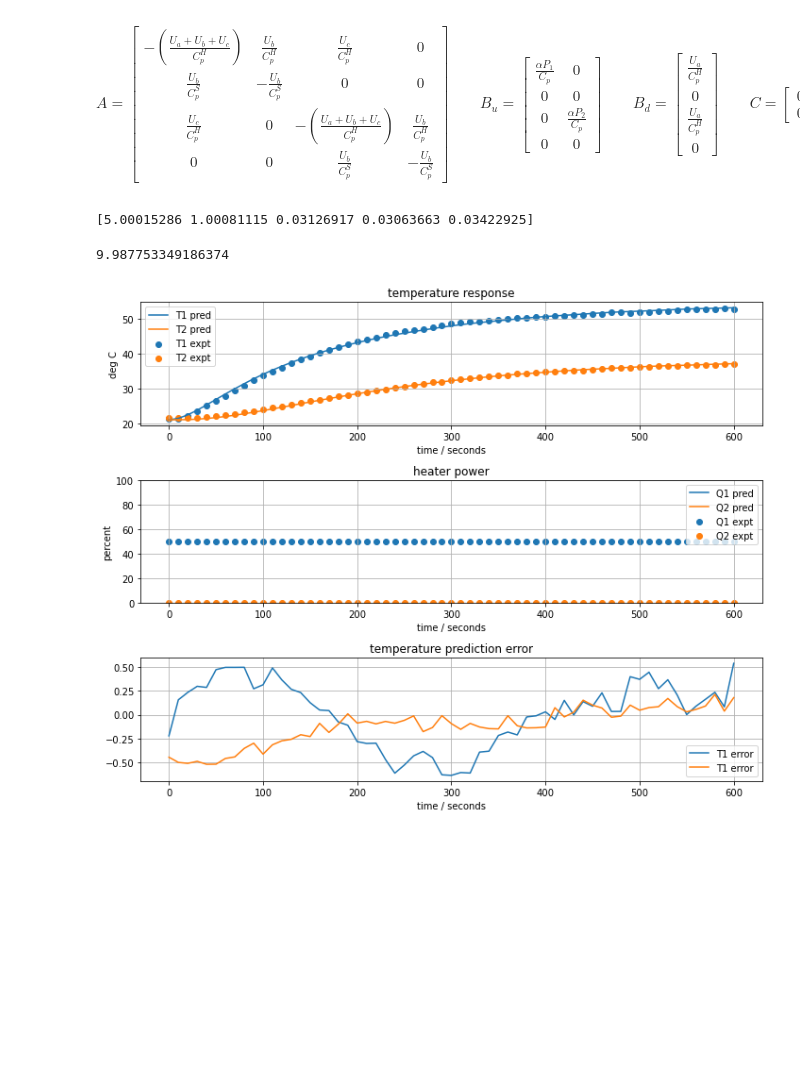
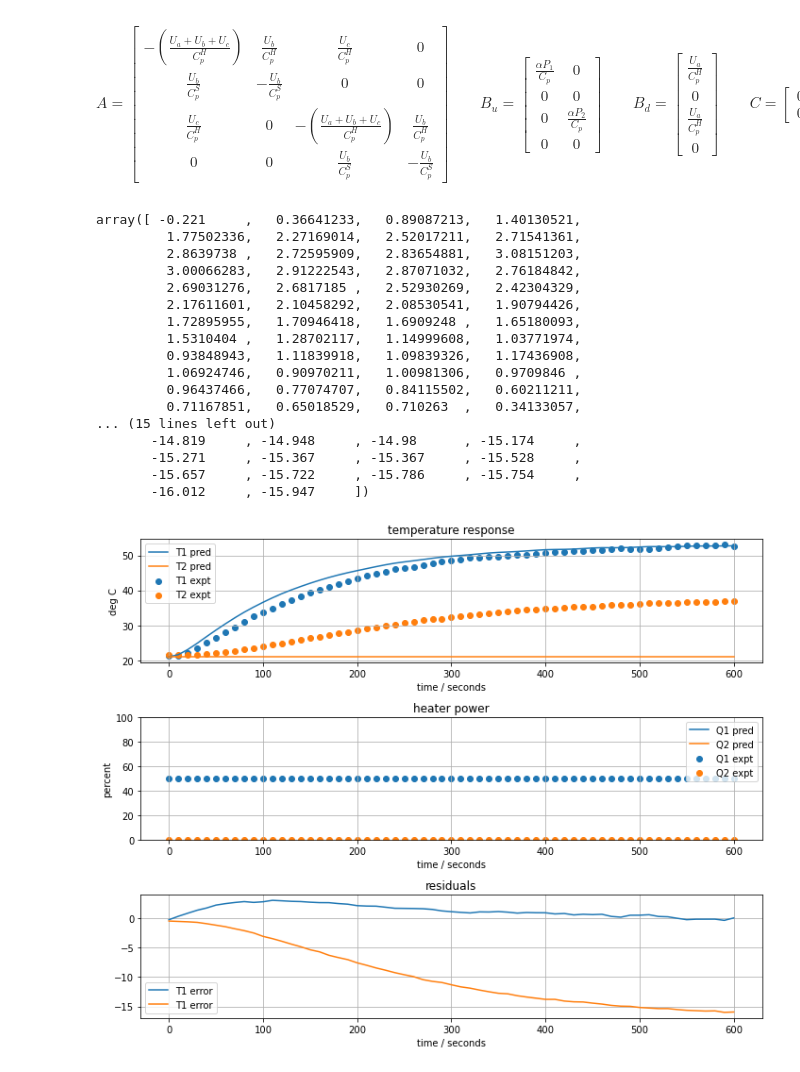
Before and after one commit to jckantor/cbe30338-2021, a Jupyter notebook: docs/02.04-Model-Identification.ipynb, the cells around one changed output. Drawn from its saved outputs; the diff is of its cells as text; code cells hidden in the pictures; blank space fills up the shorter version.

```diff
--- a/docs/02.04-Model-Identification.ipynb
+++ b/docs/02.04-Model-Identification.ipynb
@@ -450,10 +445,8 @@ CpS = 1                # joules/deg C
 Ua = 0.05              # watts/deg C
 Ub = 0.05              # watts/deg C
 
-# create a list of parameter values
-param = [CpH, CpS, Ua, Ub]
 
-def model_second_order(param, plot=False):
+def model_energy_second_order(param, plot=False):
     # unpack the adjustable parameters
     CpH, CpS, Ua, Ub = param
 
@@ -474,10 +467,7 @@ def model_second_order(param, plot=False):
     if plot:
         ax = plot_data(expt, pred)
 
-    # compute sum of squares error
-    err = ((pred["T1"] - expt["T1"])**2).sum()
+    return pred["T1"] - expt["T1"]
 
-    return err
-
-model_second_order(param, plot=True)
+model_energy_second_order([CpH, CpS, Ua, Ub], plot=True)
 # %% [output]
@@ -538,12 +553,9 @@ CpH = 5                # joules/deg C
 CpS = 1                # joules/deg C
 Ua = 0.05              # watts/deg C
 Ub = 0.05              # watts/deg C
-Uc = 0.00              # watts/deg C
+Uc = 0.05              # watts/deg C
 
-# create a list of parameter values
-param = [CpH, CpS, Ua, Ub, Uc]
-
-def model_fourth_order(param, plot=False):
+def model_energy_fourth_order(param, plot=False):
     # unpack the adjustable parameters
     CpH, CpS, Ua, Ub, Uc = param
 
@@ -567,10 +579,10 @@ def model_fourth_order(param, plot=False):
     if plot:
         ax = plot_data(expt, pred)
 
-    # compute sum of squares error
-    err = ((pred["T1"] - expt["T1"])**2).sum() + ((pred["T2"] - expt["T2"])**2).sum()
+    err1 = np.array(pred["T1"] - expt["T1"])
+    err2 = np.array(pred["T2"] - expt["T2"])
 
-    return err
+    return np.concatenate((err1, err2))
 
-model_fourth_order(param, plot=True)
+model_energy_fourth_order([CpH, CpS, Ua, Ub, Uc], plot=True)
 # %% [output]
@@ -657,8 +702,6 @@ Ua = 0.05              # watts/deg C
 Ub = 0.05              # watts/deg C
 Uc = 0.00              # watts/deg C
 
-# create a list of parameter values
-param = [CpH, CpS, Ua, Ub, Uc]
 
 def model_state_space(param, plot=False):
     # unpack the adjustable parameters
@@ -670,44 +713,54 @@ def model_state_space(param, plot=False):
         [Uc/CpH, 0, -(Ua + Ub + Uc)/CpH, Ub/CpH],
         [0, 0, Ub/CpS, -Ub/CpS]
     ])
-
     Bu = np.array([
         [alpha*P1/CpH, 0],
         [0, 0],
         [0, alpha*P2/CpH],
         [0, 0]
     ])
-
     Bd = np.array([[Ua/CpH], [0], [Ua/CpH], [0]])
-
     C = np.array([[0, 1, 0, 0], [0, 0, 0, 1]])
 
     # model solution
     def deriv(t, y):
         u = np.array([u1(t), u2(t)])
         d = np.array([T_amb])
         return np.dot(A, y) + np.dot(Bu, u) + np.dot(Bd, d)
 
     soln = solve_ivp(deriv, [min(t_expt), max(t_expt)], [T_amb]*4, t_eval=t_expt)
 
     # create dataframe with predictions
     pred = pd.DataFrame(columns=["T1", "T2", "Q1", "Q2"], index=t_expt)
     pred["T1"] = soln.y[1]
     pred["T2"] = soln.y[3]
 
     # plot solution
     if plot:
         ax = plot_data(expt, pred)
 
-    # compute sum of squares error
-    err = ((pred["T1"] - expt["T1"])**2).sum() + ((pred["T2"] - expt["T2"])**2).sum()
+    err1 = np.array(pred["T1"] - expt["T1"])
+    err2 = np.array(pred["T2"] - expt["T2"])
 
-    return err
+    return np.concatenate((err1, err2))
 
-result = least_squares(model_fourth_order, param)
-print(result.x)
-model_fourth_order(result.x, plot=True)
+model_state_space([CpH, CpS, Ua, Ub, Uc], plot=True)
 # %% [output]
-[5.00015286 1.00081115 0.03126917 0.03063663 0.03422925]
+array([ -0.221     ,   0.36641233,   0.89087213,   1.40130521,
+         1.77502336,   2.27169014,   2.52017211,   2.71541361,
+         2.8639738 ,   2.72595909,   2.83654881,   3.08151203,
+         3.00066283,   2.91222543,   2.87071032,   2.76184842,
+         2.69031276,   2.6817185 ,   2.52930269,   2.42304329,
+         2.17611601,   2.10458292,   2.08530541,   1.90794426,
+         1.72895955,   1.70946418,   1.6909248 ,   1.65180093,
+         1.5310404 ,   1.28702117,   1.14999608,   1.03771974,
+         0.93848943,   1.11839918,   1.09839326,   1.17436908,
+         1.06924746,   0.90970211,   1.00981306,   0.9709846 ,
+         0.96437466,   0.77074707,   0.84115502,   0.60211211,
+         0.71167851,   0.65018529,   0.710263  ,   0.34133057,
+... (15 lines left out)
+       -14.819     , -14.948     , -14.98      , -15.174     ,
+       -15.271     , -15.367     , -15.367     , -15.528     ,
+       -15.657     , -15.722     , -15.786     , -15.754     ,
+       -16.012     , -15.947     ])
-9.987753349186374
-[figure, old version]
+[figure, new version]
```
Also changed, not shown: parts of 45 cells of this notebook, 19 other files.
